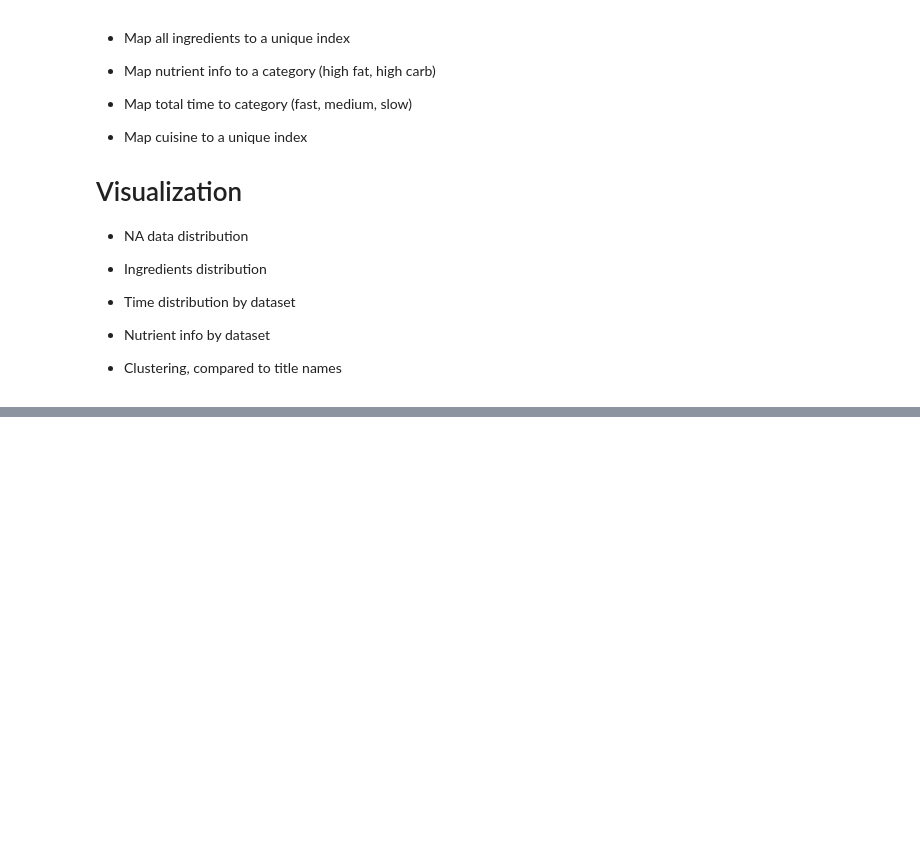
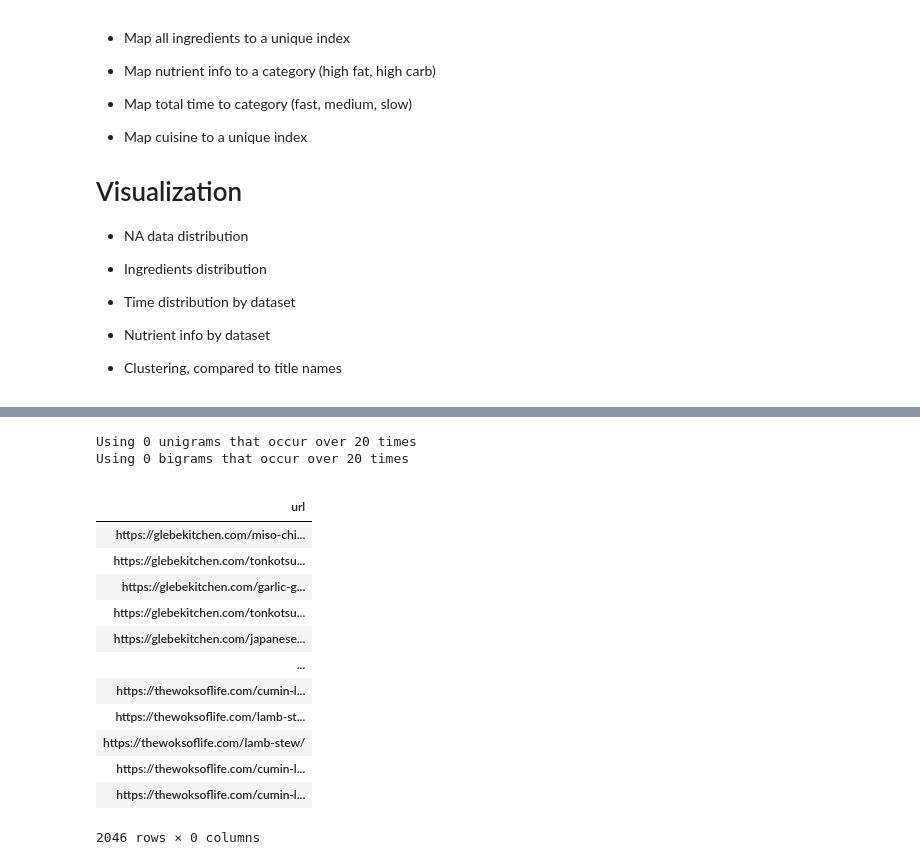
Before and after one commit to justinxu421/recipe_rex, a Jupyter notebook: extract_features_JX.ipynb, the cells around one changed output, grey strips where cells are left out. Saved outputs shown, nothing was run; the diff lists cells and outputs as text; code cells hidden in the pictures; blank space fills up the shorter version.

```diff
--- a/extract_features_JX.ipynb
+++ b/extract_features_JX.ipynb
@@ -74 +74,24 @@ nutrient_features.to_csv('clean_data/nutrient_features.csv', index = False)
+# %%
+from featurize_ingredients import featurize_ingredients
+
+# get ingredients encoder (gram -> one hot encoding idx)
+ing_df = featurize_ingredients(all_dfs_nutrient, save = False)
+ing_df
+# %% [output]
+Using 0 unigrams that occur over 20 times
+Using 0 bigrams that occur over 20 times
+|  |
+| url |
+| https://glebekitchen.com/miso-chi... |
+| https://glebekitchen.com/tonkotsu... |
+| https://glebekitchen.com/garlic-g... |
+| https://glebekitchen.com/tonkotsu... |
+| https://glebekitchen.com/japanese... |
+| ... |
+| https://thewoksoflife.com/cumin-l... |
+| https://thewoksoflife.com/lamb-st... |
+| https://thewoksoflife.com/lamb-stew/ |
+| https://thewoksoflife.com/cumin-l... |
+| https://thewoksoflife.com/cumin-l... |
+2046 rows × 0 columns
 # %%
```
Also changed, not shown: parts of 12 cells of this notebook, 6 other files.
